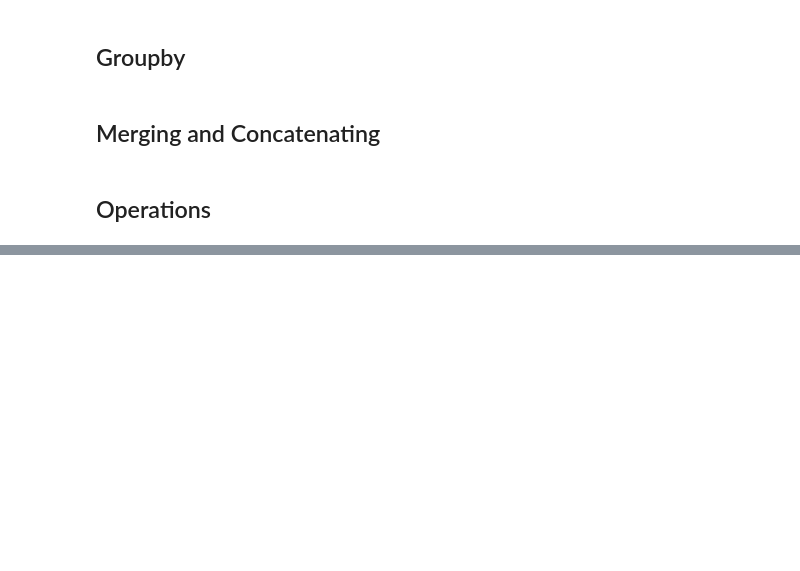
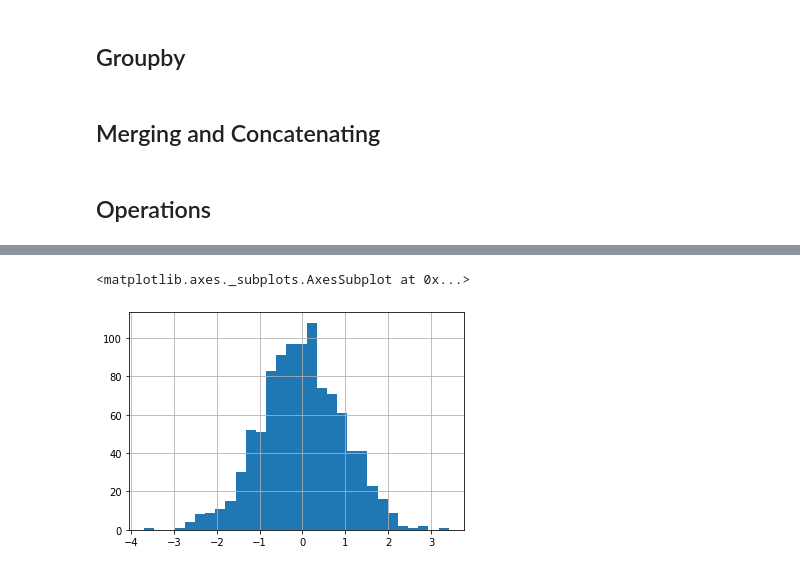
Before and after one commit to aryabhatta22/Python-Tools-For-Machine-Learning, a Jupyter notebook: pandas.ipynb, the cells around one changed output, grey strips where cells are left out. Drawn from its saved outputs; the diff is of its cells as text; code cells hidden in the pictures; blank space fills up the shorter version.

```diff
--- a/pandas.ipynb
+++ b/pandas.ipynb
@@ -272,0 +296,5 @@ df.pivot_table(values = 'D', index = ['A', 'B'], columns = ['C'])
+# %%
+df1['A'].hist(bins = 30)   # matplotlib argument
+# %% [output]
+<matplotlib.axes._subplots.AxesSubplot at 0x...>
+[figure, added]
```
Also changed, not shown: parts of 25 cells of this notebook.
